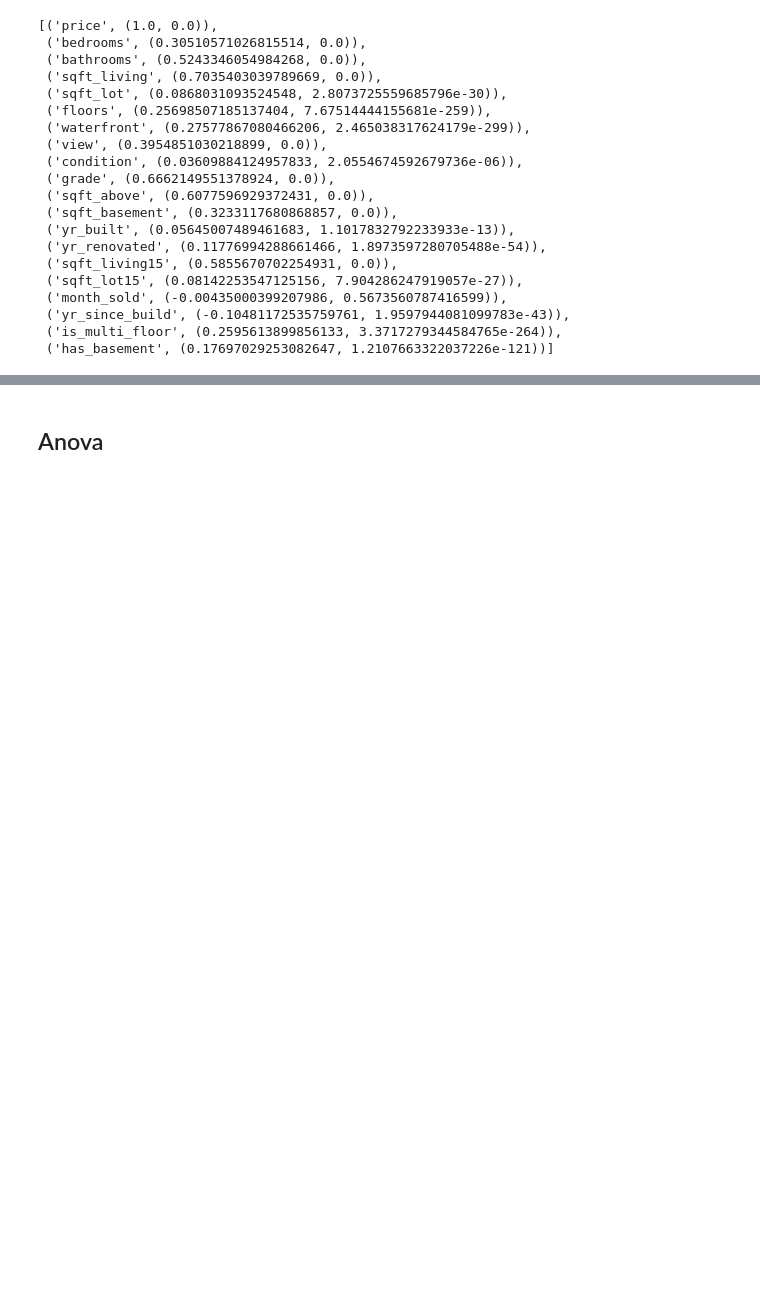
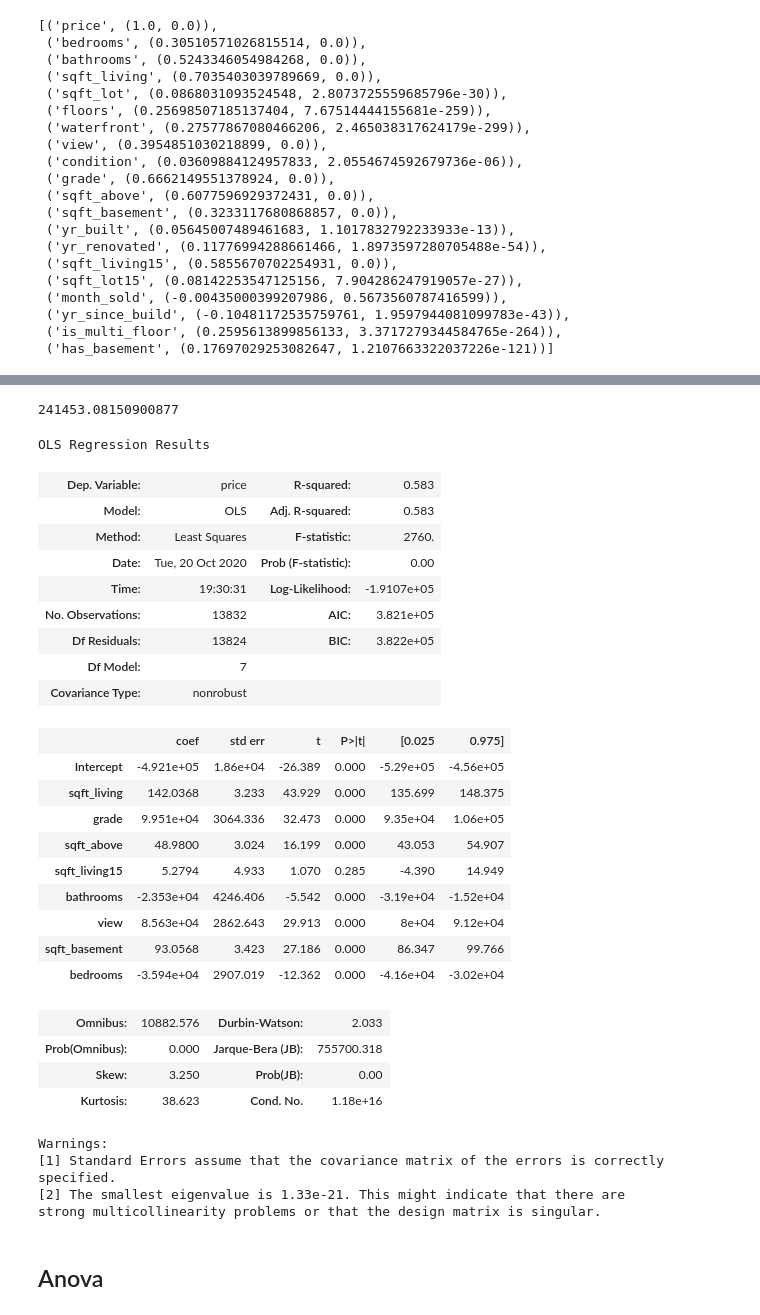
Before and after one commit to fernandez-justin/house_price_prediction, a Jupyter notebook: Bakeoff_modeling_process.ipynb, the cells around one changed output, grey strips where cells are left out. Saved outputs shown, nothing was run; the diff lists cells and outputs as text; code cells hidden in the pictures; blank space fills up the shorter version.

```diff
--- a/Bakeoff_modeling_process.ipynb
+++ b/Bakeoff_modeling_process.ipynb
@@ -593,3 +618,48 @@ pearson_scores
+# %%
+lr = LinearRegression()
+lr.fit(x_train, y_train)
+
+y_pred = lr.predict(x_train)
+
+lr.score(x_train, y_train)
+
+lr_rsme = mean_squared_error(y_train, y_pred)
+# square root of the sme that i getxt
+np.sqrt(lr_rsme)
+# %% [output]
+241453.08150900877
+# %%
+slr_model = ols(formula='price~sqft_living+grade+sqft_above+sqft_living15+bathrooms+view+sqft_basement+bedrooms', data=train_set).fit()
+slr_model.summary()
+# %% [output]
+OLS Regression Results
+| Dep. Variable: | price | R-squared: | 0.583 |
+| Model: | OLS | Adj. R-squared: | 0.583 |
+| Method: | Least Squares | F-statistic: | 2760. |
+| Date: | Tue, 20 Oct 2020 | Prob (F-statistic): | 0.00 |
+| Time: | 19:30:31 | Log-Likelihood: | -1.9107e+05 |
+| No. Observations: | 13832 | AIC: | 3.821e+05 |
+| Df Residuals: | 13824 | BIC: | 3.822e+05 |
+| Df Model: | 7 |  |  |
+| Covariance Type: | nonrobust |  |  |
+|  | coef | std err | t | P>|t| | [0.025 | 0.975] |
+| Intercept | -4.921e+05 | 1.86e+04 | -26.389 | 0.000 | -5.29e+05 | -4.56e+05 |
+| sqft_living | 142.0368 | 3.233 | 43.929 | 0.000 | 135.699 | 148.375 |
+| grade | 9.951e+04 | 3064.336 | 32.473 | 0.000 | 9.35e+04 | 1.06e+05 |
+| sqft_above | 48.9800 | 3.024 | 16.199 | 0.000 | 43.053 | 54.907 |
+| sqft_living15 | 5.2794 | 4.933 | 1.070 | 0.285 | -4.390 | 14.949 |
+| bathrooms | -2.353e+04 | 4246.406 | -5.542 | 0.000 | -3.19e+04 | -1.52e+04 |
+| view | 8.563e+04 | 2862.643 | 29.913 | 0.000 | 8e+04 | 9.12e+04 |
+| sqft_basement | 93.0568 | 3.423 | 27.186 | 0.000 | 86.347 | 99.766 |
+| bedrooms | -3.594e+04 | 2907.019 | -12.362 | 0.000 | -4.16e+04 | -3.02e+04 |
+| Omnibus: | 10882.576 | Durbin-Watson: | 2.033 |
+| Prob(Omnibus): | 0.000 | Jarque-Bera (JB): | 755700.318 |
+| Skew: | 3.250 | Prob(JB): | 0.00 |
+| Kurtosis: | 38.623 | Cond. No. | 1.18e+16 |
+Warnings:
+[1] Standard Errors assume that the covariance matrix of the errors is correctly specified.
+[2] The smallest eigenvalue is 1.33e-21. This might indicate that there are
+strong multicollinearity problems or that the design matrix is singular.
 # %% [markdown]
 ## Anova
 # %%
```
Also changed, not shown: parts of 26 cells of this notebook.
